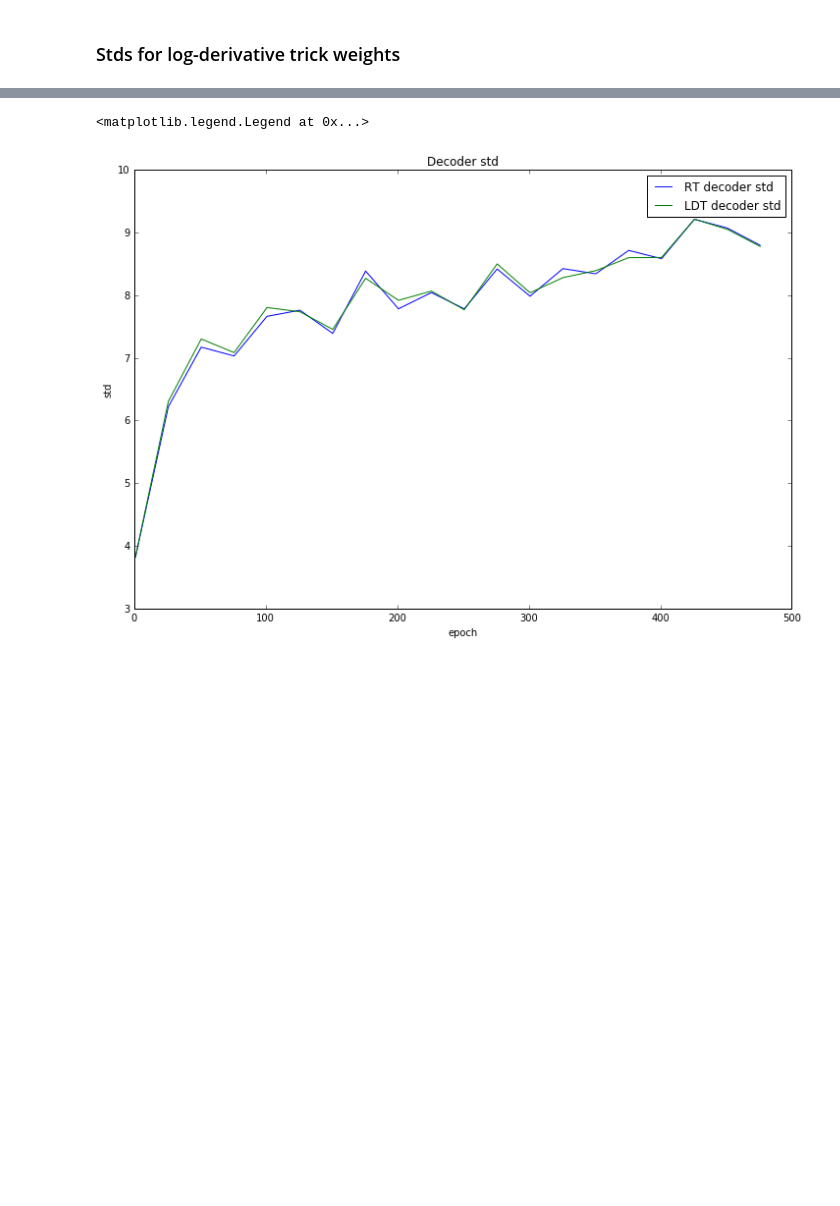
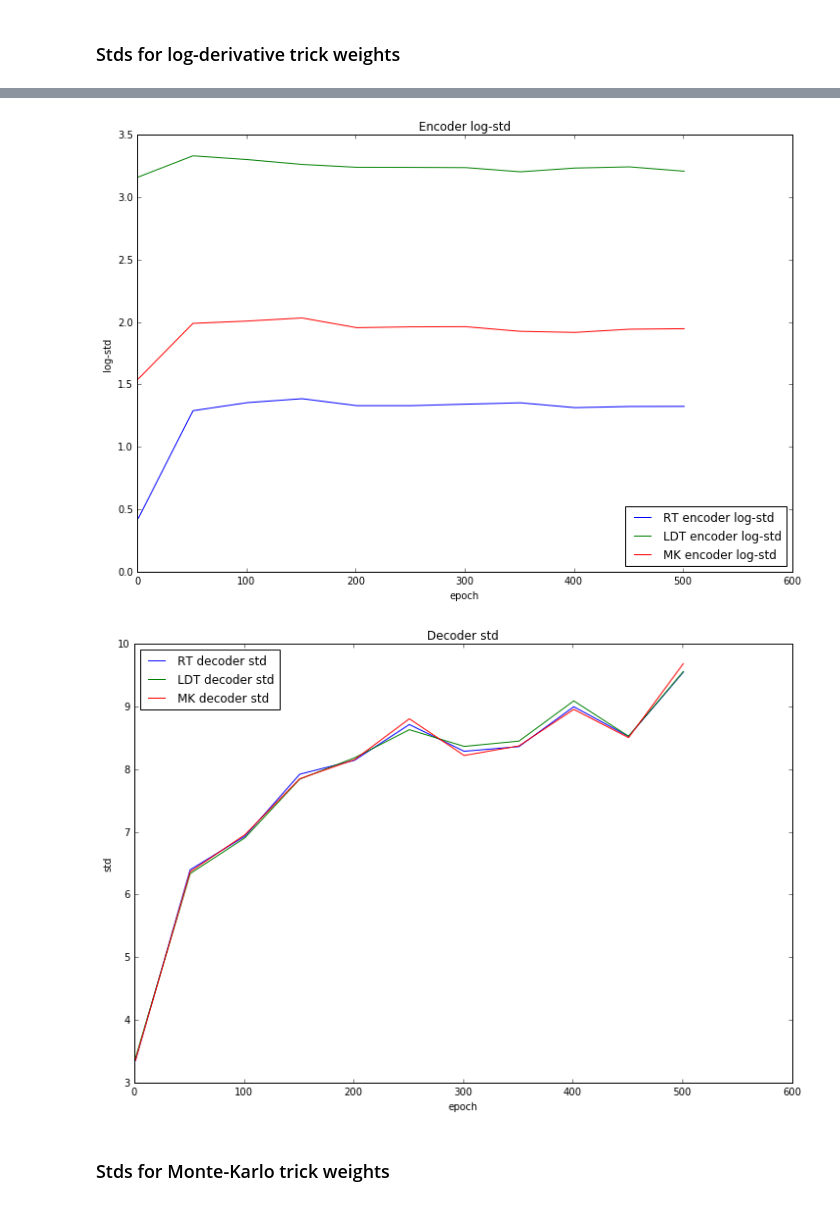
Before and after one commit to ai-alanov/Variational-Autoencoder, a Jupyter notebook: notebook/VAE.ipynb, the cells around one changed output, grey strips where cells are left out. Saved outputs shown, nothing was run; the diff lists cells and outputs as text; code cells hidden in the pictures; blank space fills up the shorter version.

Commit message:
Implemented monte-karlo trick, divided a VAE class into several ones, run new experiments

```diff
--- a/notebook/VAE.ipynb
+++ b/notebook/VAE.ipynb
@@ -244,8 +36,8 @@ n_input = 784
 n_z = 20
 batch_size = 128
 training_epochs = 501
-display_step = 25
-weights_save_step = 25
+display_step = 50
+weights_save_step = 50
 
 network_architecture = {
     'n_hidden_encoder_1': 80,
@@ -349,11 +147,0 @@ for saved_index in range(1, training_epochs, weights_save_step):
-# %%
-LDT_encoder_stds = []
-LDT_decoder_stds = []
-vae = VariationalAutoencoder(n_input, n_z, network_architecture, learning_rate,
-                             decoder_distribution='bernoulli', reparameterization_trick=False)
-for saved_index in range(1, training_epochs, weights_save_step):
-    vae.restore_weights('saved_weights/reparameterization_trick_{}'.format(saved_index))
-    _, encoder_std = get_gradient_mean_and_std(vae, batch_xs, n_iterations, 'encoder')
-    _, decoder_std = get_gradient_mean_and_std(vae, batch_xs, n_iterations, 'decoder')
-    LDT_encoder_stds.append(encoder_std)
-    LDT_decoder_stds.append(decoder_std)
@@ -407,11 +202,0 @@ for saved_index in range(1, training_epochs, weights_save_step):
-# %%
-LDT_encoder_stds = []
-LDT_decoder_stds = []
-vae = VariationalAutoencoder(n_input, n_z, network_architecture, learning_rate,
-                             decoder_distribution='bernoulli', reparameterization_trick=False)
-for saved_index in range(1, training_epochs, weights_save_step):
-    vae.restore_weights('saved_weights/log_derivative_trick_{}'.format(saved_index))
-    _, encoder_std = get_gradient_mean_and_std(vae, batch_xs, n_iterations, 'encoder')
-    _, decoder_std = get_gradient_mean_and_std(vae, batch_xs, n_iterations, 'decoder')
-    LDT_encoder_stds.append(encoder_std)
-    LDT_decoder_stds.append(decoder_std)
@@ -437,11 +203,25 @@ plt.legend(loc='best')
 # %%
-plt.figure(figsize=(12, 8))
-plt.plot(np.arange(1, training_epochs, weights_save_step), RT_decoder_stds, label='RT decoder std')
-plt.plot(np.arange(1, training_epochs, weights_save_step), LDT_decoder_stds, label='LDT decoder std')
+plt.figure(1, figsize=(12, 8))
+plt.plot(np.arange(1, training_epochs+1, weights_save_step), np.log10(RT_encoder_stds), label='RT encoder log-std')
+plt.plot(np.arange(1, training_epochs+1, weights_save_step), np.log10(LDT_encoder_stds), label='LDT encoder log-std')
+plt.plot(np.arange(1, training_epochs+1, weights_save_step), np.log10(MK_encoder_stds), label='MK encoder log-std')
+plt.title('Encoder log-std')
+plt.xlabel('epoch')
+plt.ylabel('log-std')
+plt.legend(loc='best')
+plt.show()
+
+plt.figure(1, figsize=(12, 8))
+plt.plot(np.arange(1, training_epochs+1, weights_save_step), RT_decoder_stds, label='RT decoder std')
+plt.plot(np.arange(1, training_epochs+1, weights_save_step), LDT_decoder_stds, label='LDT decoder std')
+plt.plot(np.arange(1, training_epochs+1, weights_save_step), MK_decoder_stds, label='MK decoder std')
 plt.title('Decoder std')
 plt.xlabel('epoch')
 plt.ylabel('std')
 plt.legend(loc='best')
+plt.show()
 # %% [output]
-<matplotlib.legend.Legend at 0x...>
-[figure, old version]
+[figure, new version]
+[figure, added]
+# %% [markdown]
+### Stds for Monte-Karlo trick weights
```
Also changed, not shown: parts of 41 cells of this notebook, 4 other files.
